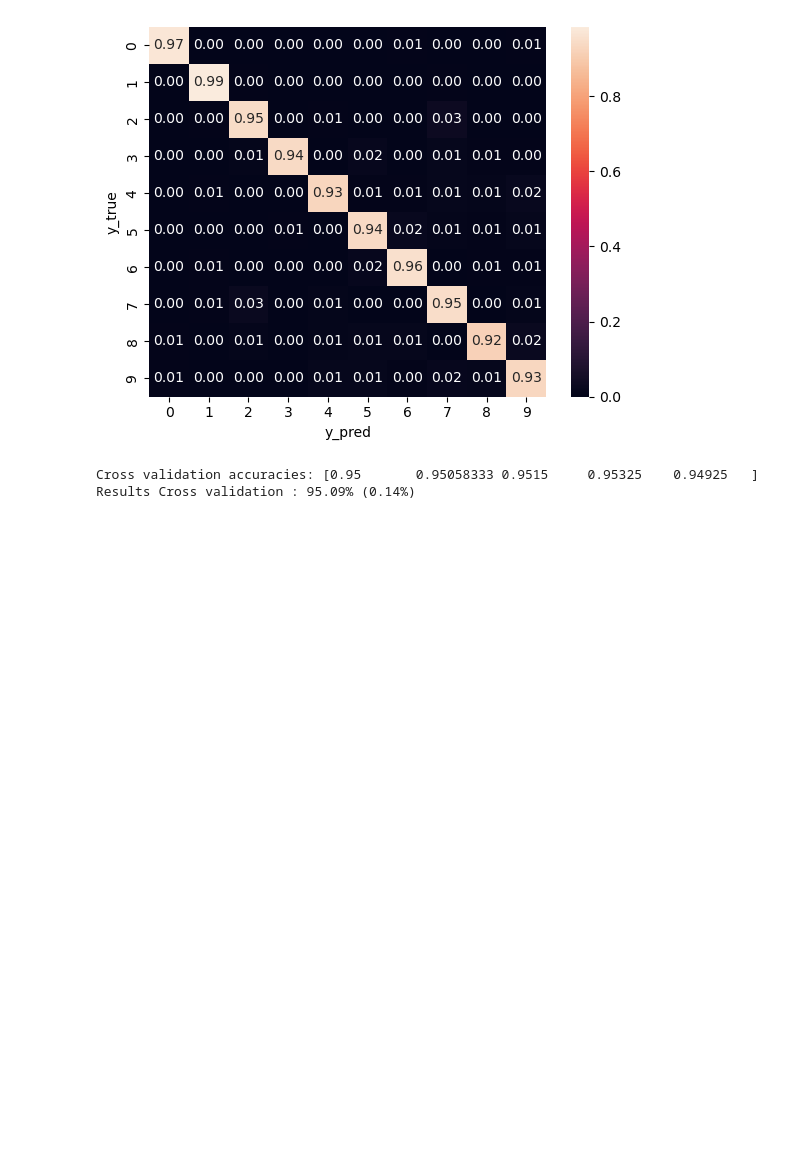
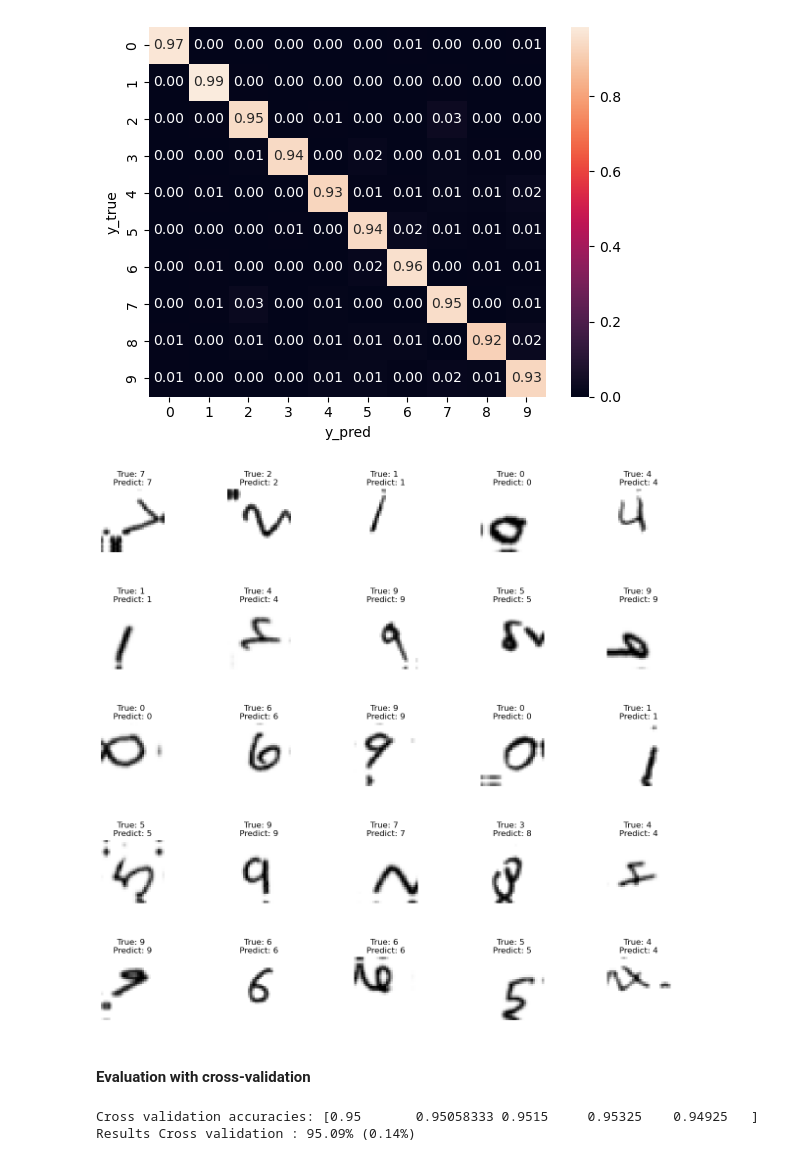
Before and after one commit to jxrgemartinez/mnist-digit-classifier, a Jupyter notebook: src/MNIST_digit_classifier.ipynb, the cells around one changed output. Cells and saved outputs as stored; diff of their text form; code cells hidden in the pictures; blank space fills up the shorter version.

Commit message:
visual results

```diff
--- a/src/MNIST_digit_classifier.ipynb
+++ b/src/MNIST_digit_classifier.ipynb
@@ -604,9 +604,26 @@ cm.set(xlabel = "y_pred", ylabel = "y_true")
 [Text(0.5, 23.52222222222222, 'y_pred'),
  Text(50.722222222222214, 0.5, 'y_true')]
 [figure]
+# %%
+fig, axes = plt.subplots(5, 5, figsize=(15, 15))
+axes = axes.ravel()
+
+for i in np.arange(0, 25):
+    axes[i].imshow(test_images[i], cmap=plt.cm.binary)
+    true_label = test_labels[i]
+    predicted_label = np.argmax(labs_pred_proba[i])
+    axes[i].set_title("True: %s \nPredict: %s" % (true_label, predicted_label))
+    axes[i].axis('off')
+
+plt.subplots_adjust(wspace=1)
+plt.show()
+# %% [output]
+[figure, added]
 # %%
 # Save the model
 # model2.save('../res/model_conv_opt.h5')
+# %% [markdown]
+#### Evaluation with cross-validation
 # %%
 training = KerasClassifier(build_fn=cnn_model, num_pixels=num_pixels, num_classes=num_classes,
                            epochs=20, batch_size=100, verbose=0)
```
Also changed, not shown: 1 other file.
